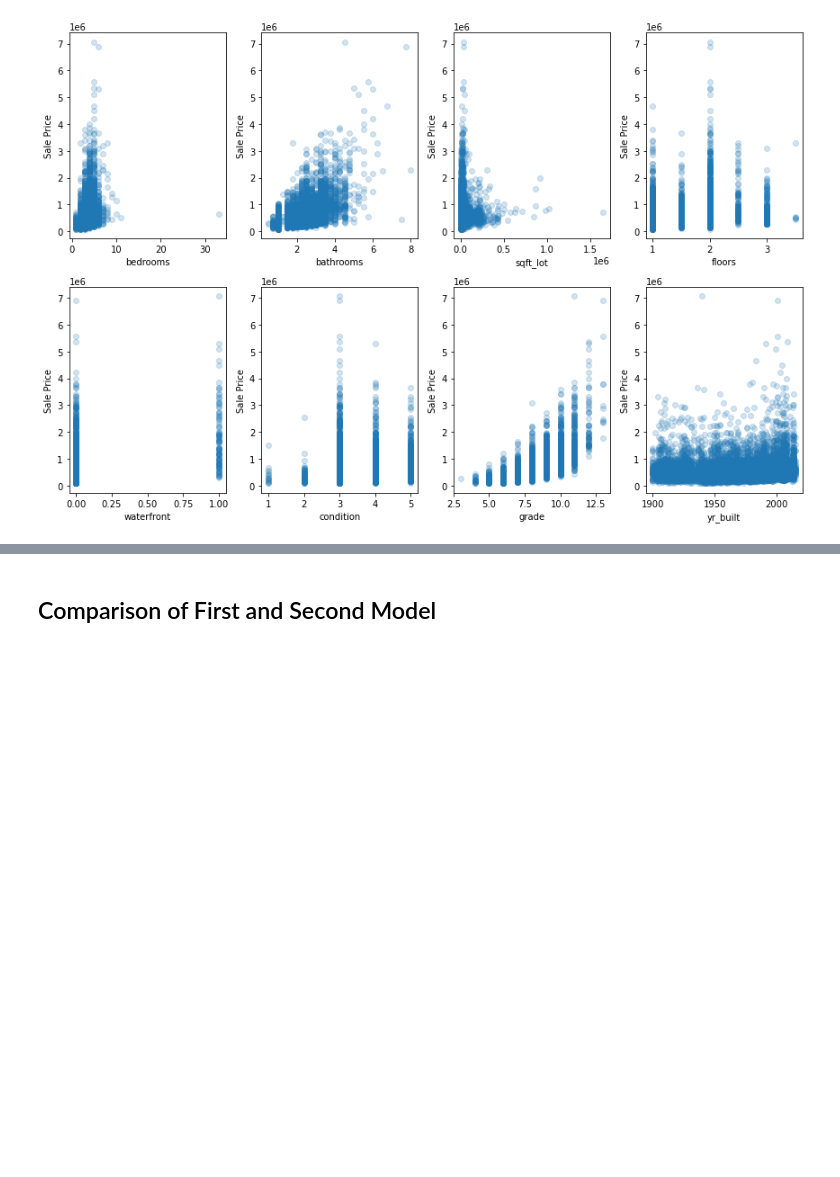
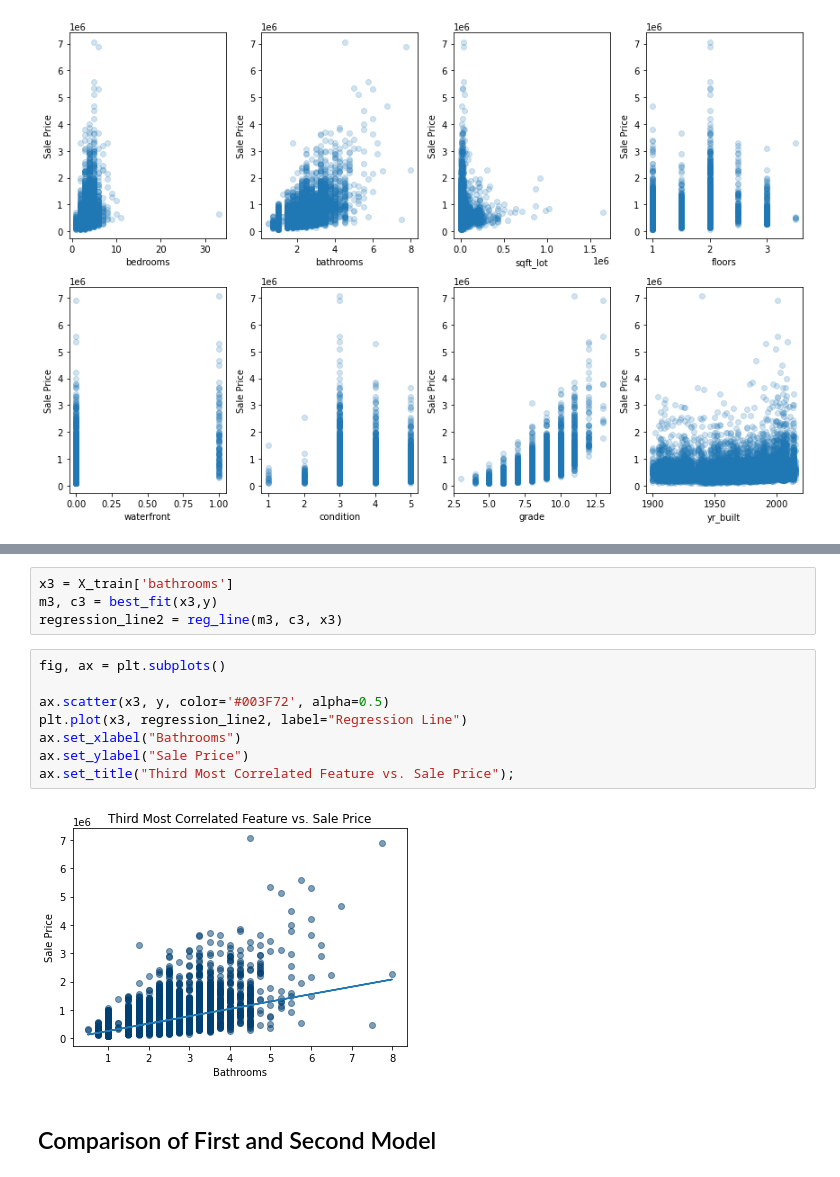
Before and after one commit to clarkkon/dsc-phase-2-project-v2-3, a Jupyter notebook: student.ipynb, the cells around one changed output, grey strips where cells are left out. Cells and saved outputs as stored; diff of their text form; blank space fills up the shorter version.

```diff
--- a/student.ipynb
+++ b/student.ipynb
@@ -378,3 +440,17 @@ for index, col in enumerate(scatterplot_data.columns):
+# %%
+x3 = X_train['bathrooms']
+m3, c3 = best_fit(x3,y)
+regression_line2 = reg_line(m3, c3, x3)
+# %%
+fig, ax = plt.subplots()
+
+ax.scatter(x3, y, color='#003F72', alpha=0.5)
+plt.plot(x3, regression_line2, label="Regression Line")
+ax.set_xlabel("Bathrooms")
+ax.set_ylabel("Sale Price")
+ax.set_title("Third Most Correlated Feature vs. Sale Price");
+# %% [output]
+[figure, added]
 # %% [markdown]
 ## Comparison of First and Second Model
 # %%
```
Also changed, not shown: parts of 14 cells of this notebook.
